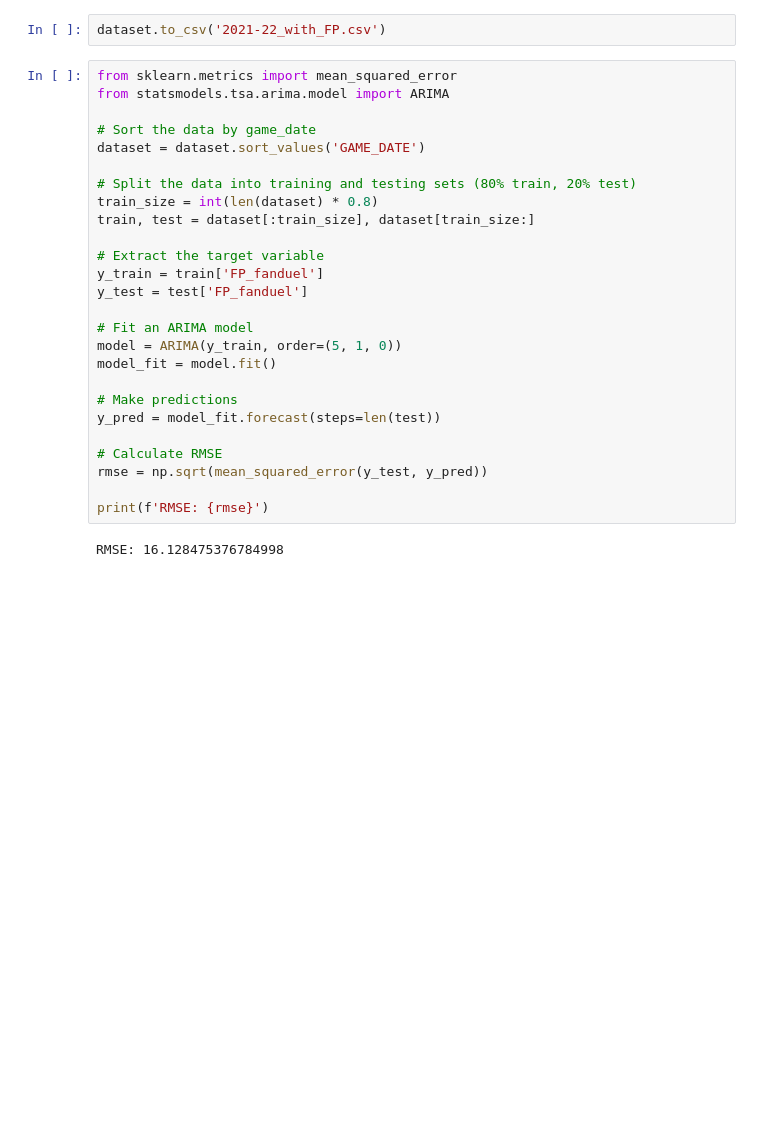
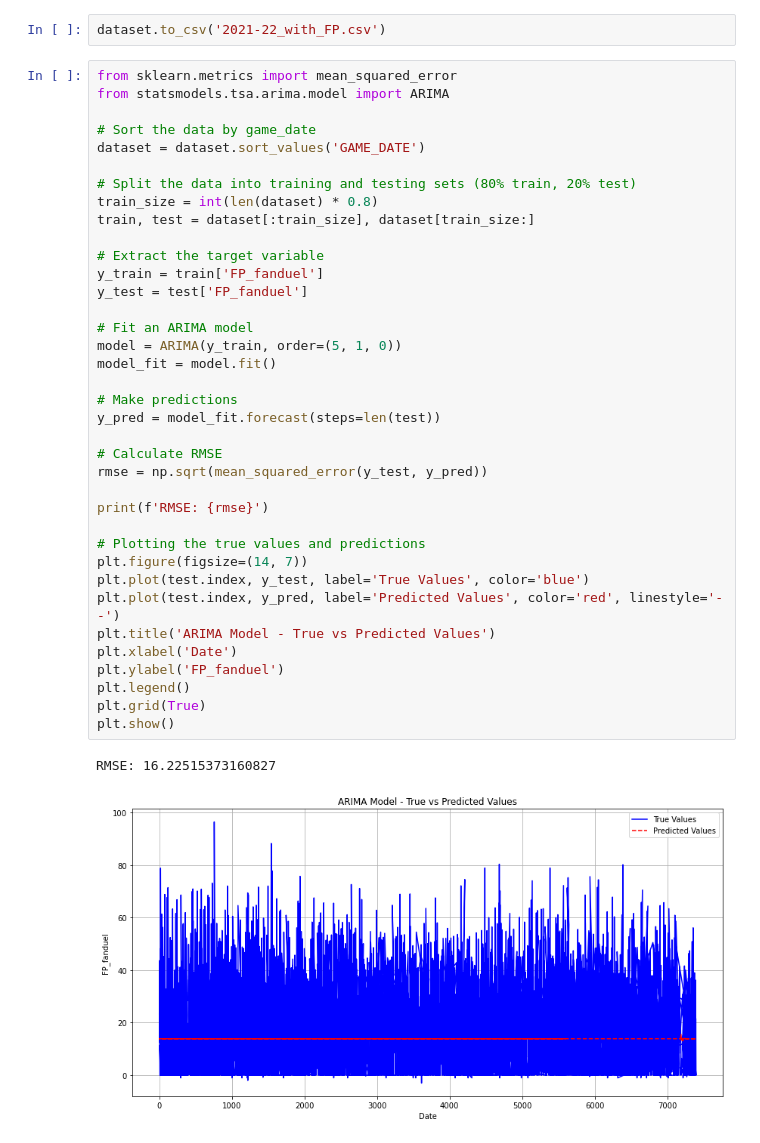
Before and after one commit to tzachpach/final_project_dfs, a Jupyter notebook: time_predict_y_pred.ipynb, the cells around one changed output. Saved outputs shown, nothing was run; the diff lists cells and outputs as text; blank space fills up the shorter version.

```diff
--- a/time_predict_y_pred.ipynb
+++ b/time_predict_y_pred.ipynb
@@ -99,28 +99,40 @@ dataset.to_csv('2021-22_with_FP.csv')
 # %%
 from sklearn.metrics import mean_squared_error
 from statsmodels.tsa.arima.model import ARIMA
 
 # Sort the data by game_date
 dataset = dataset.sort_values('GAME_DATE')
 
 # Split the data into training and testing sets (80% train, 20% test)
 train_size = int(len(dataset) * 0.8)
 train, test = dataset[:train_size], dataset[train_size:]
 
 # Extract the target variable
 y_train = train['FP_fanduel']
 y_test = test['FP_fanduel']
 
 # Fit an ARIMA model
 model = ARIMA(y_train, order=(5, 1, 0))
 model_fit = model.fit()
 
 # Make predictions
 y_pred = model_fit.forecast(steps=len(test))
 
 # Calculate RMSE
 rmse = np.sqrt(mean_squared_error(y_test, y_pred))
 
 print(f'RMSE: {rmse}')
+
+# Plotting the true values and predictions
+plt.figure(figsize=(14, 7))
+plt.plot(test.index, y_test, label='True Values', color='blue')
+plt.plot(test.index, y_pred, label='Predicted Values', color='red', linestyle='--')
+plt.title('ARIMA Model - True vs Predicted Values')
+plt.xlabel('Date')
+plt.ylabel('FP_fanduel')
+plt.legend()
+plt.grid(True)
+plt.show()
 # %% [output]
-RMSE: 16.128475376784998
+RMSE: 16.22515373160827
+[figure, added]
```
Also changed, not shown: 35 other files.
